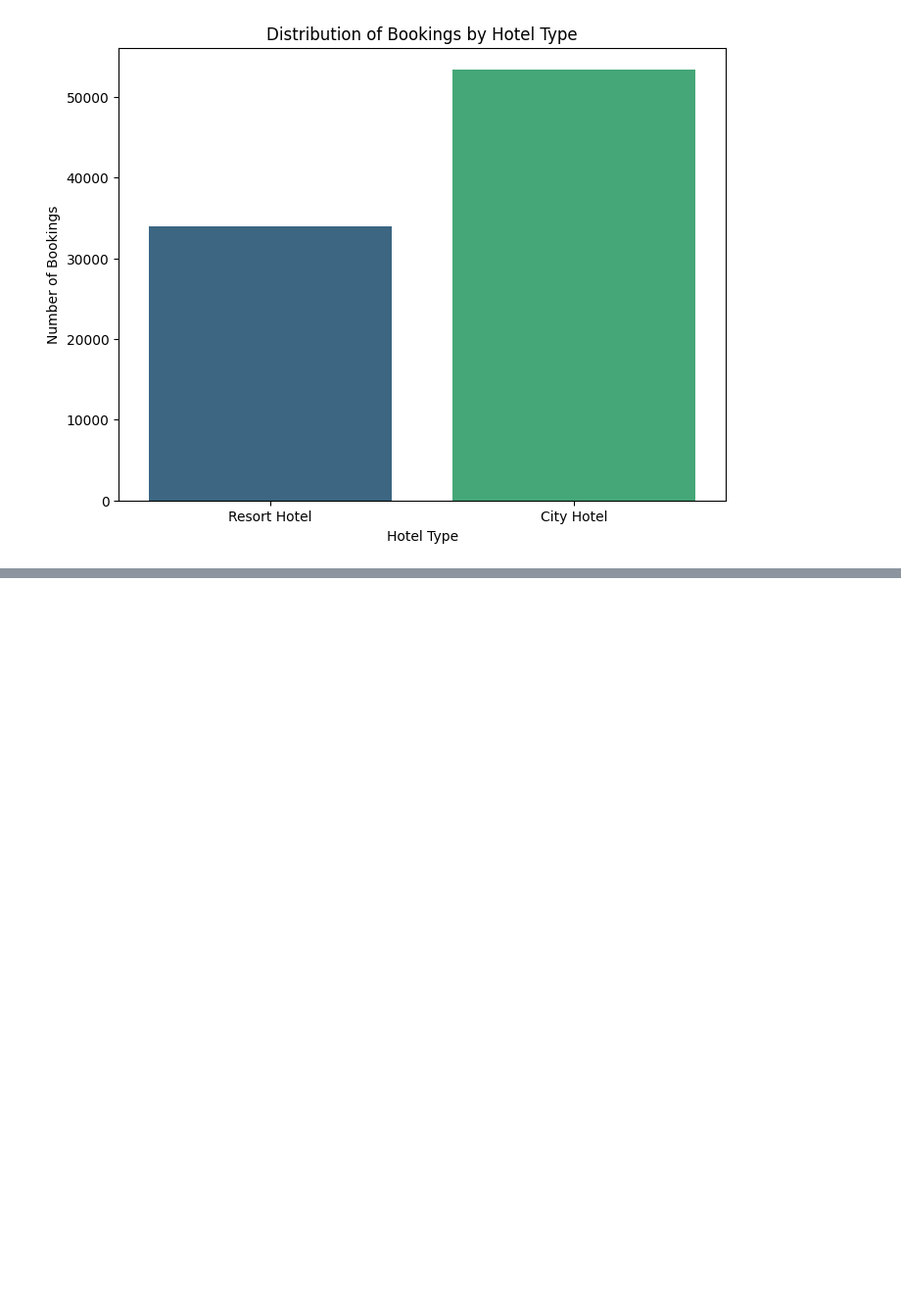
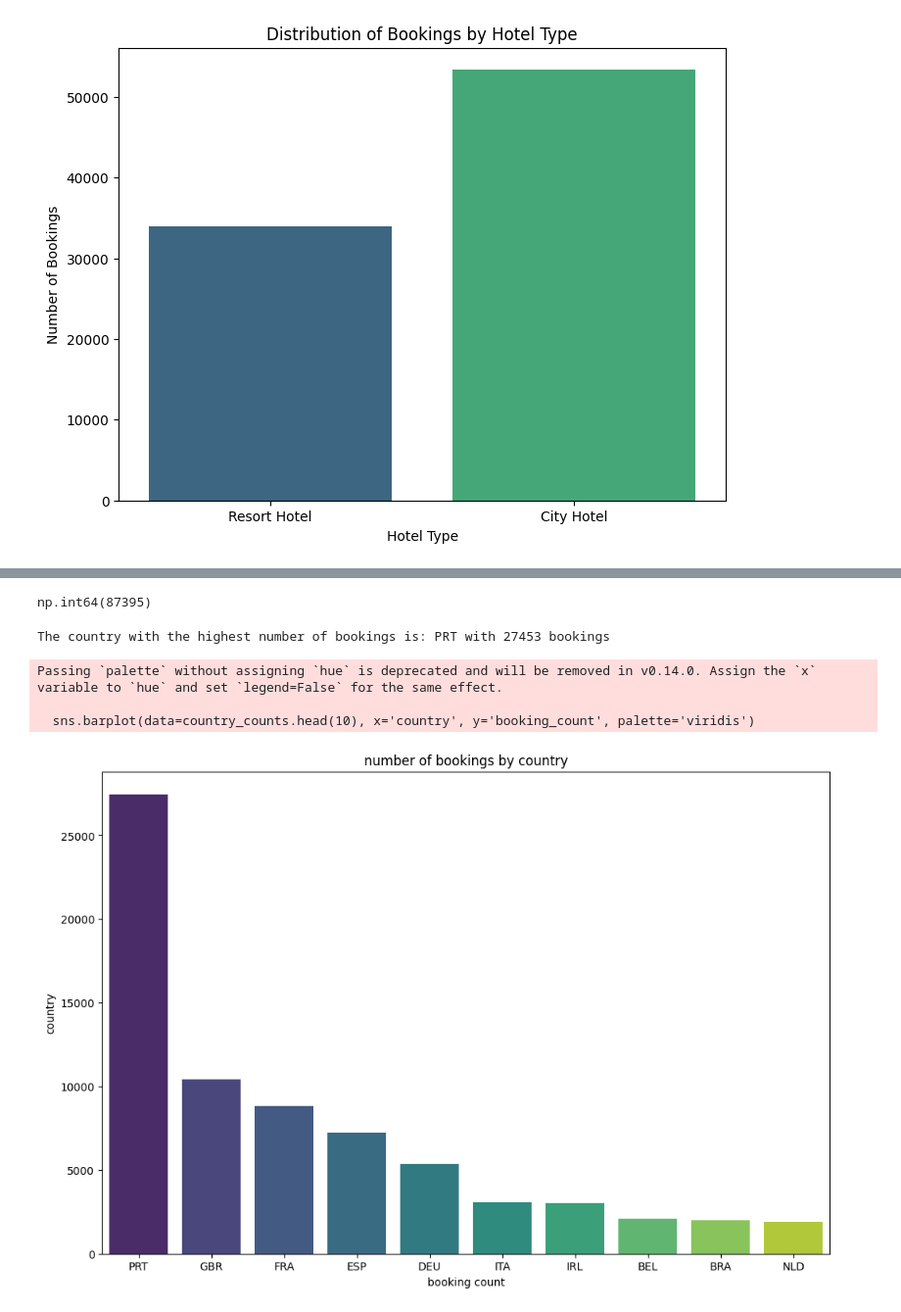
Before and after one commit to mayurimamdi/HotelBookingSystem, a Jupyter notebook: notebooks/01_eda.ipynb, the cells around one changed output, grey strips where cells are left out. Shown at 98% size. Cells and saved outputs as stored; diff of their text form; code cells hidden in the pictures; blank space fills up the shorter version.

```diff
--- a/notebooks/01_eda.ipynb
+++ b/notebooks/01_eda.ipynb
@@ -567,0 +592,26 @@ Passing `palette` without assigning `hue` is deprecated and will be removed in v
+# %%
+df.value_counts().sum()
+# %% [output]
+np.int64(87395)
+# %%
+country_counts = df['country'].value_counts().reset_index()
+country_counts.columns = ['country', 'booking_count']
+
+most_bookings_country = country_counts.iloc[0]['country']
+count_most_bookings = country_counts.iloc[0]['booking_count']
+
+print(f'The country with the highest number of bookings is: {most_bookings_country} with {count_most_bookings} bookings')
+# %% [output]
+The country with the highest number of bookings is: PRT with 27453 bookings
+# %%
+plt.figure(figsize=(12,8))
+sns.barplot(data=country_counts.head(10), x='country', y='booking_count', palette='viridis')
+plt.title("number of bookings by country")
+plt.xlabel("booking count")
+plt.ylabel("country")
+plt.show()
+# %% [output]
+Passing `palette` without assigning `hue` is deprecated and will be removed in v0.14.0. Assign the `x` variable to `hue` and set `legend=False` for the same effect.
+
+  sns.barplot(data=country_counts.head(10), x='country', y='booking_count', palette='viridis')
+[figure, added]
```
Also changed, not shown: parts of 13 cells of this notebook, 2 other files.
